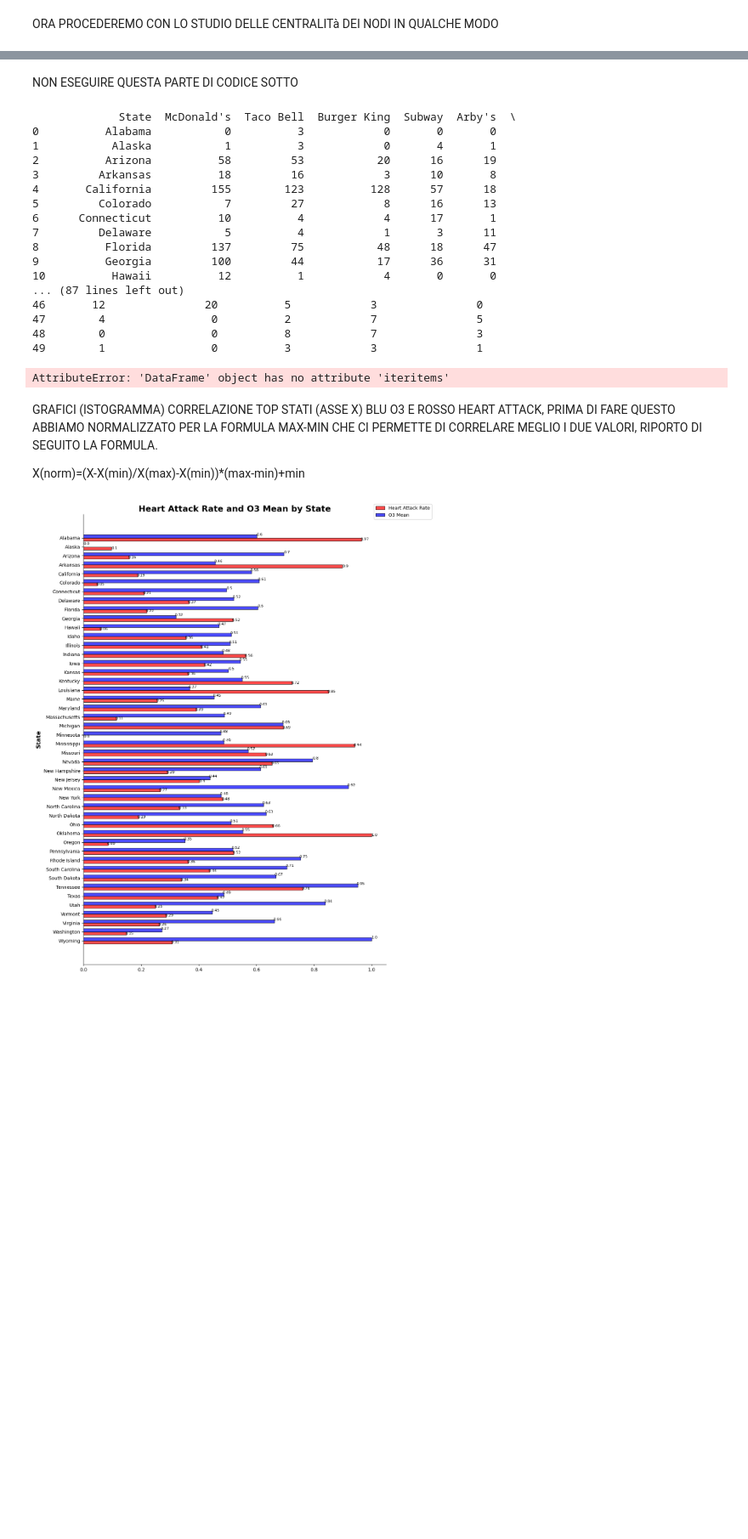
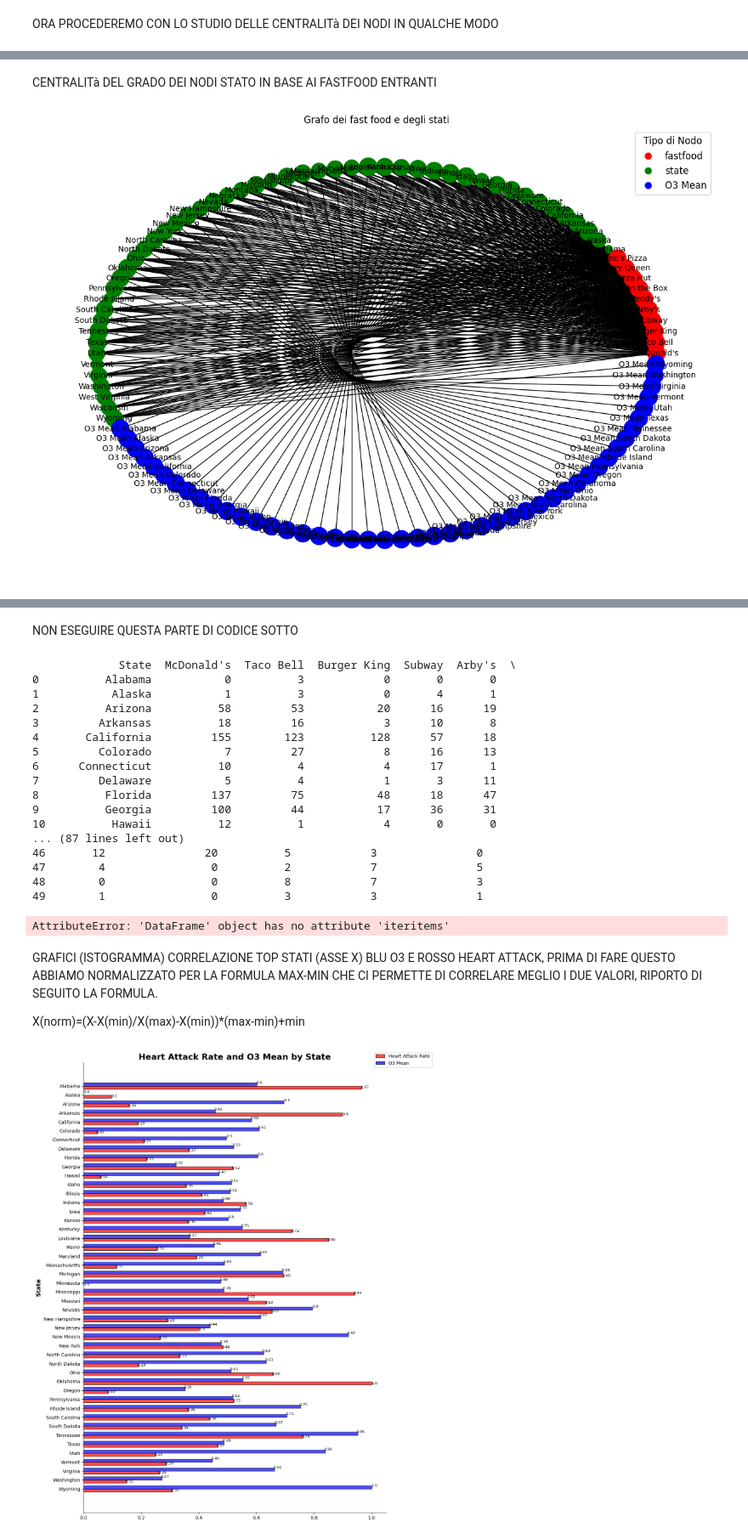
Before and after one commit to riccardospini98/progetto-SNA, a Jupyter notebook: SNA2.ipynb, the cells around one changed output, grey strips where cells are left out. Shown at 85% size. Cells and saved outputs as stored; diff of their text form; code cells hidden in the pictures; blank space fills up the shorter version.

```diff
--- a/SNA2.ipynb
+++ b/SNA2.ipynb
@@ -322,7 +321,7 @@ for node in G.nodes():
         folium.Marker(
             location=coordinates[i],
             popup=node,
-            icon=folium.CustomIcon(icon_image=iconPath, icon_size=(40,40))
+            icon=folium.CustomIcon(icon_image=iconPath, icon_size=(55,55))
         ).add_to(m)
         i+=1
 
@@ -455,0 +367,74 @@ plt.show()
+# %% [markdown]
+CENTRALITà DEL GRADO DEI NODI STATO IN BASE AI FASTFOOD ENTRANTI
+# %%
+import matplotlib.pyplot as plt
+import networkx as nx
+import pandas as pd
+
+# Lettura dei dati
+pollution_df = pd.read_csv('/Users/riccardospini/Desktop/unibo/SECONDO_ANNO/SNA/repo progetto/progetto-SNA/pollution_completo.csv')
+fastfood_df = pd.read_csv('/Users/riccardospini/Desktop/unibo/SECONDO_ANNO/SNA/repo progetto/progetto-SNA/fastfood_completo.csv')
+
+# Creazione del grafo
+G = nx.Graph()
+
+# Aggiunta dei nodi per i top fast food e gli stati
+top_fastfood = fastfood_df['name'].value_counts().head(10).index.tolist()
+for fastfood in top_fastfood:
+    G.add_node(fastfood, type='fastfood')
+
+for state in fastfood_df['State'].unique():
+    G.add_node(state, type='state')
+
+# Aggiunta dei nodi 'O3 Mean' al grafo con attributo 'type'
+for state in pollution_df['State'].unique():
+    G.add_node('O3 Mean ' + state, type='O3 Mean')
+
+# Aggiunta degli archi tra i top fast food e gli stati
+for _, row in fastfood_df.iterrows():
+    if row['name'] in top_fastfood:
+        G.add_edge(row['name'], row['State'])
+
+# Aggiunta dei nodi 'O3 Mean' al grafo
+for state in pollution_df['State'].unique():
+    G.add_node(state, type='state')
+
+# Aggiunta degli archi tra i nodi 'O3 Mean' e i nodi 'state'
+for _, row in pollution_df.iterrows():
+    if row['State'] in G.nodes():
+        G.add_edge('O3 Mean ' + row['State'], row['State'], weight=row['O3 Mean'])
+
+# Definizione dei colori dei nodi
+node_colors = {'fastfood': 'red', 'state': 'green', 'O3 Mean': 'blue'}
+
+# Calcolo della centralità del grado per tutti i nodi nel grafo G
+degree_centrality = nx.degree_centrality(G)
+
+# Calcolo della centralità del grado per tutti i nodi di tipo 'state' nel grafo G
+state_centrality = {node: centrality for node, centrality in degree_centrality.items() if G.nodes[node]['type'] == 'state'}
+state_centrality_df = pd.DataFrame(state_centrality.items(), columns=['Node', 'DegreeCentrality'])
+
+# Disegno del grafo
+plt.figure(figsize=(12, 8))
+pos = nx.circular_layout(G)
+
+# Disegno dei nodi con colori e dimensioni specificati
+nx.draw(G, pos, with_labels=True,
+        node_color=[node_colors[G.nodes[node]['type']] for node in G.nodes()],
+        node_size=[state_centrality_df.loc[state_centrality_df['Node'] == node, 'DegreeCentrality'].values[0] * 5000
+                   if G.nodes[node]['type'] == 'state' else 500 for node in G.nodes()],
+        font_size=10, edge_color='black')
+
+# Creazione della legenda
+legend_entries = [plt.Line2D([0], [0], marker='o', color='w', label=label,
+                              markerfacecolor=color, markersize=10)
+                  for label, color in node_colors.items()]
+plt.legend(handles=legend_entries, title='Tipo di Nodo', title_fontsize='large', fontsize='large')
+
+plt.title('Grafo dei fast food e degli stati')
+plt.show()
+
+# Stampa della centralità del grado dei nodi stato
+print(state_centrality_df)
+# %% [output]
+[figure, added]
```
Also changed, not shown: parts of 7 cells of this notebook, 7 other files.
